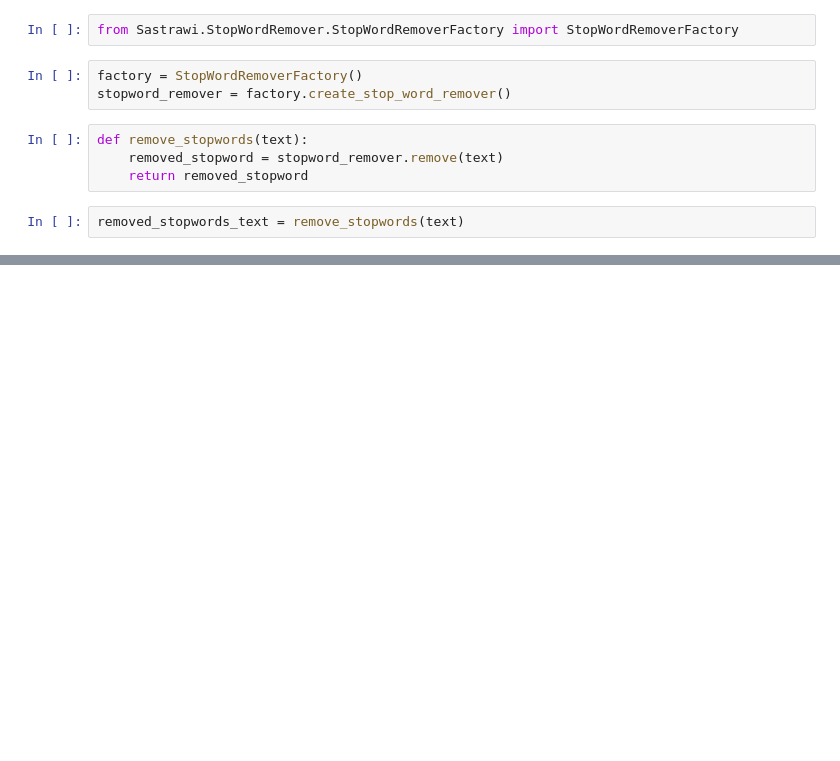
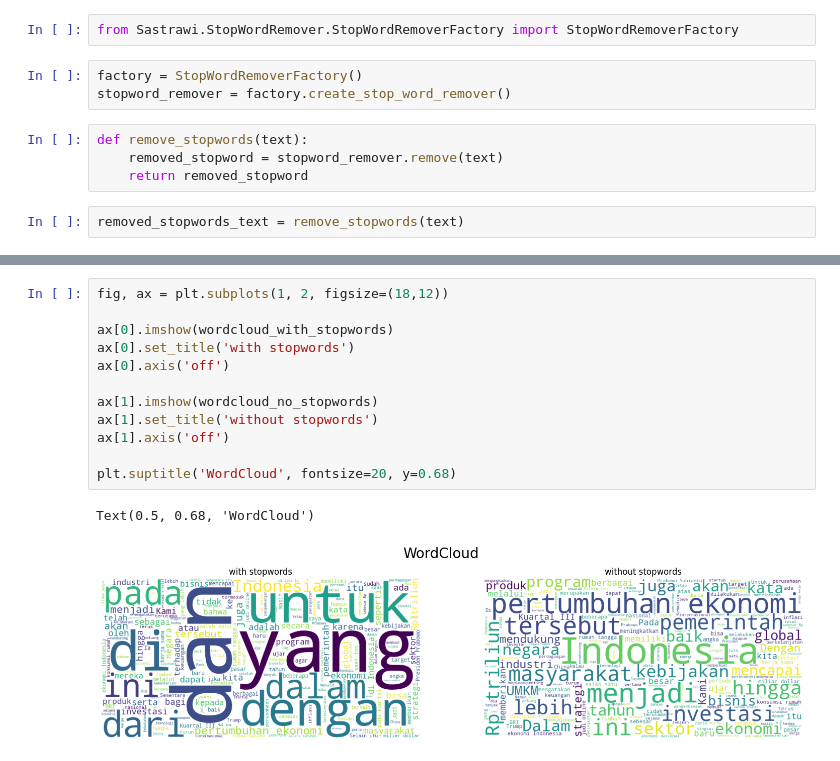
Before and after one commit to dhiiil/FinanceNewsNER, a Jupyter notebook: src/visualization.ipynb, the cells around one changed output, grey strips where cells are left out. Cells and saved outputs as stored; diff of their text form; blank space fills up the shorter version.

```diff
--- a/src/visualization.ipynb
+++ b/src/visualization.ipynb
@@ -37,0 +40,15 @@ plt.show()
+# %%
+fig, ax = plt.subplots(1, 2, figsize=(18,12))
+
+ax[0].imshow(wordcloud_with_stopwords)
+ax[0].set_title('with stopwords')
+ax[0].axis('off')
+
+ax[1].imshow(wordcloud_no_stopwords)
+ax[1].set_title('without stopwords')
+ax[1].axis('off')
+
+plt.suptitle('WordCloud', fontsize=20, y=0.68)
+# %% [output]
+Text(0.5, 0.68, 'WordCloud')
+[figure, added]
```
Also changed, not shown: parts of 4 cells of this notebook, 7 other files.
